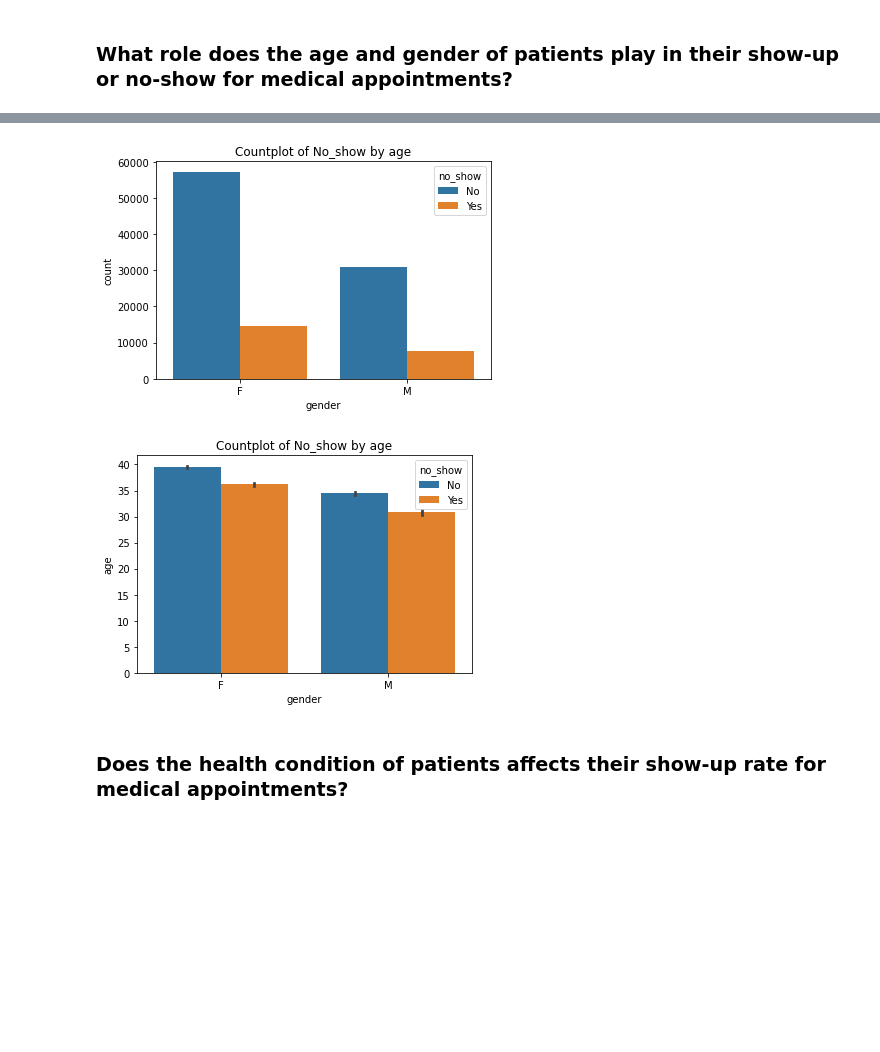
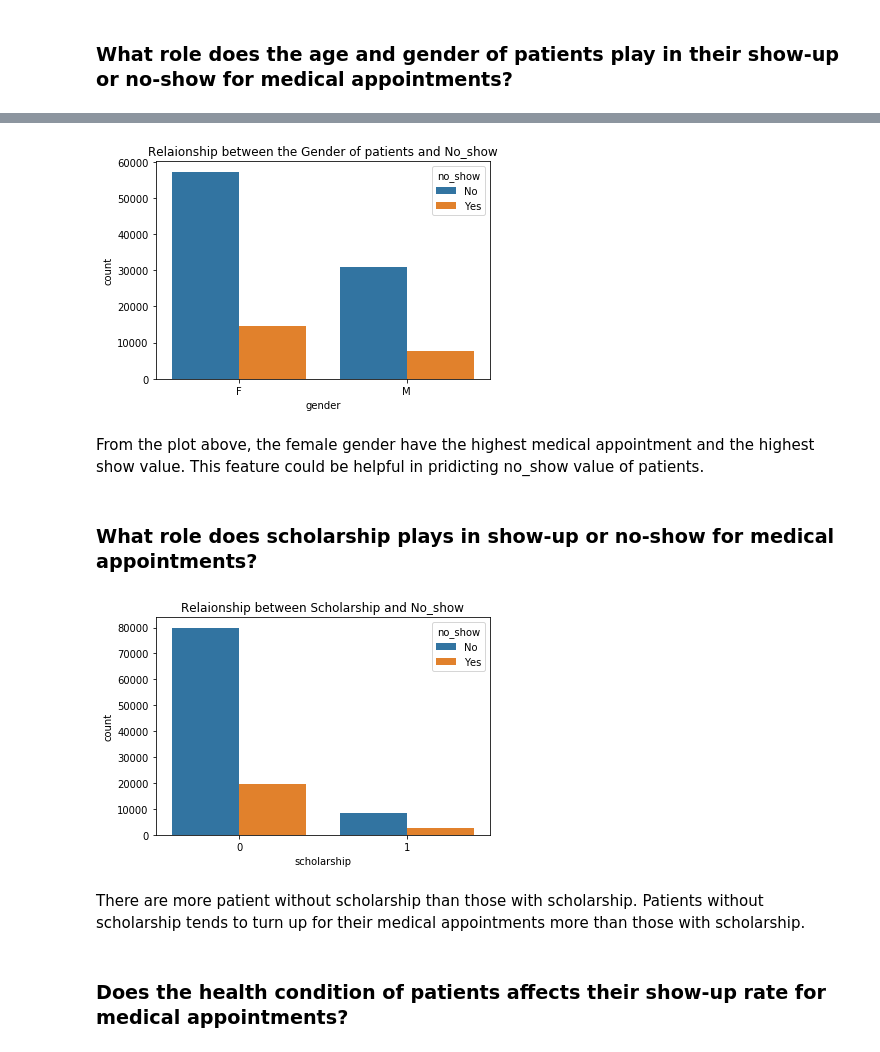
Before and after one commit to muhammedbalogun/Medical_Appointment_Analysis, a Jupyter notebook: Investigate_a_Dataset.ipynb, the cells around one changed output, grey strips where cells are left out. Cells and saved outputs as stored; diff of their text form; code cells hidden in the pictures; blank space fills up the shorter version.

```diff
--- a/Investigate_a_Dataset.ipynb
+++ b/Investigate_a_Dataset.ipynb
@@ -63,7 +64,7 @@ import seaborn as sns
 The dataset is loaded and the first five observation is viewed using the head() function.
 # %%
 # Load your data and print out a few lines
-df = pd.read_csv("noshowappointments-kagglev2-may-2016.csv")
+df = pd.read_csv("Database_No_show_appointments/noshowappointments-kagglev2-may-2016.csv")
 df.head()
 # %% [output]
 |  | PatientId | AppointmentID | Gender | ScheduledDay | AppointmentDay | Age | Neighbourhood | Scholarship | ... |
@@ -217,10 +221,10 @@ memory usage: 11.8+ MB
 # %% [markdown]
 The data types of the dataframe needs some fixing. The patient_id and the appointment_id are unique code of each patients which suppose to be in string. The patient_id is a flaot while the appointment_id is an integer. We convert the two columns to strings. Also, the scheduled_day and appointment_day contain dates and time but they are both in string data type. We will convert both to datetime data types so that date analysis can be performed on them.
 # %%
-# change the data type of patient_id and appointment_id to string
-columns = ["patient_id", "appointment_id"]
+# chenge the data type of patient_id and appointment_id to string
+column = ["patient_id", "appointment_id"]
 
-for c in columns:
+for c in column:
     df[c] = df[c].astype(str)
 # %%
 # check data type
@@ -386,6 +398,0 @@ From the value of each columns above, it can be observed that the scholarship, h
-# %%
-# change the data types of categorical data from "int" to "str" for easy analysis
-cat_columns = ["scholarship", "hipertension", "diabetes", "alcoholism", "handcap", "sms_received"]
-
-for c in cat_columns:
-    df[c] = df[c].astype(str)
@@ -471,16 +481,22 @@ fig.set_title("Countplot of No_show by age");
 # %%
-# Plot countplot for gender
+# Countplot for gender with no_show
 
 fig = sns.countplot(x=df["gender"], hue=df["no_show"], data=df);
-fig.set_title("Countplot of No_show by age");
+fig.set_title("Relaionship between the Gender of patients and No_show");
 # %% [output]
-[figure, old version]
+[figure, new version]
+# %% [markdown]
+From the plot above, the female gender have the highest medical appointment and the highest show value. This feature could be helpful in pridicting no_show value of patients.
+# %% [markdown]
+### What role does scholarship plays in show-up or no-show for medical appointments?
 # %%
-# Plot barplot for age and gender
+# Countplot of scholarship and no_show
 
-fig = sns.barplot(x=df["gender"], y=df["age"], hue=df["no_show"], data=df);
-fig.set_title("Countplot of No_show by age");
+fig = sns.countplot(hue=df.no_show, x=df.scholarship, data=df);
+fig.set_title("Relaionship between Scholarship and No_show");
 # %% [output]
-[figure, old version]
+[figure, new version]
+# %% [markdown]
+There are more patient without scholarship than those with scholarship. Patients without scholarship tends to turn up for their medical appointments more than those with scholarship.
 # %% [markdown]
 ### Does the health condition of patients affects their show-up rate for medical appointments?
```
Also changed, not shown: parts of 46 cells of this notebook.
